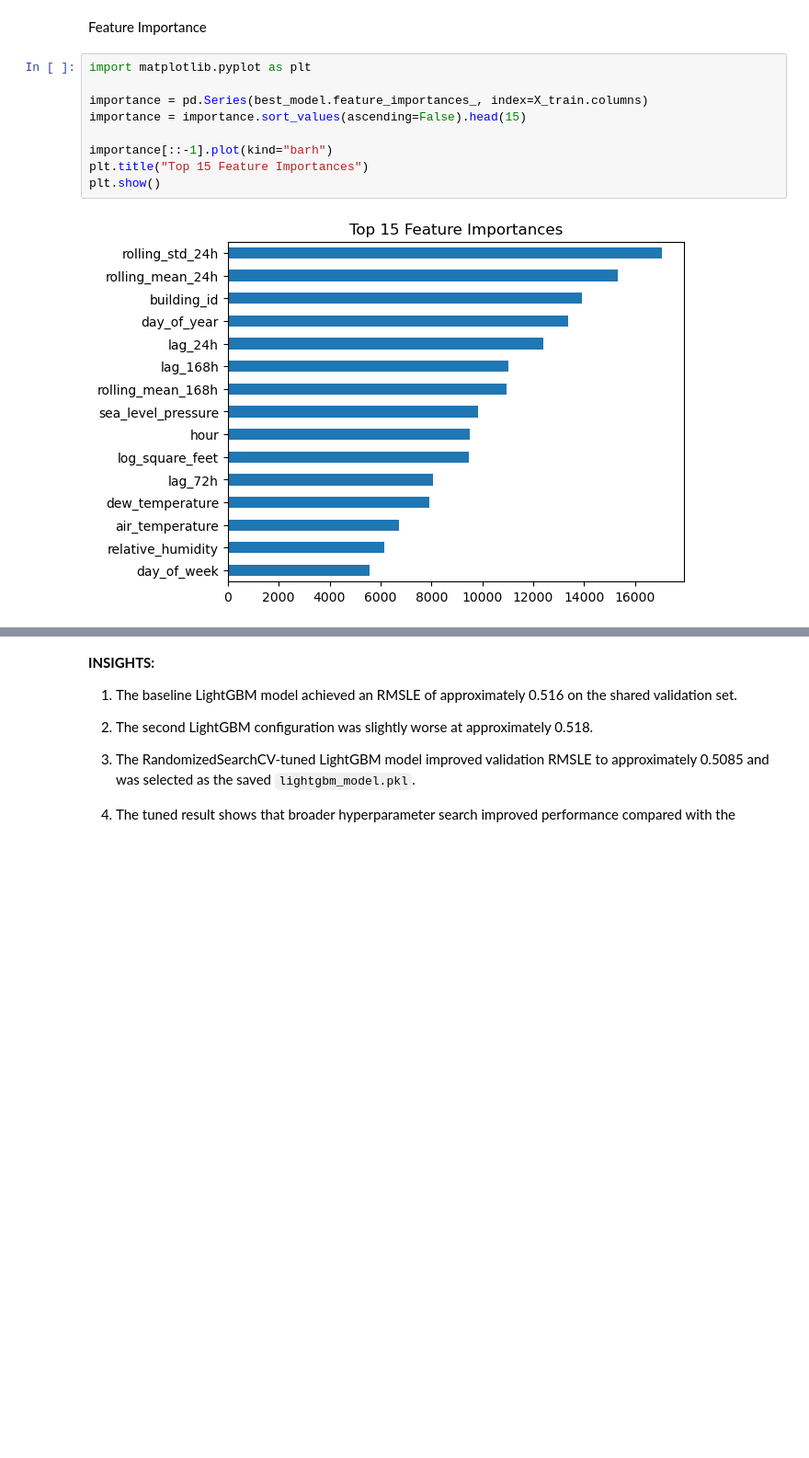
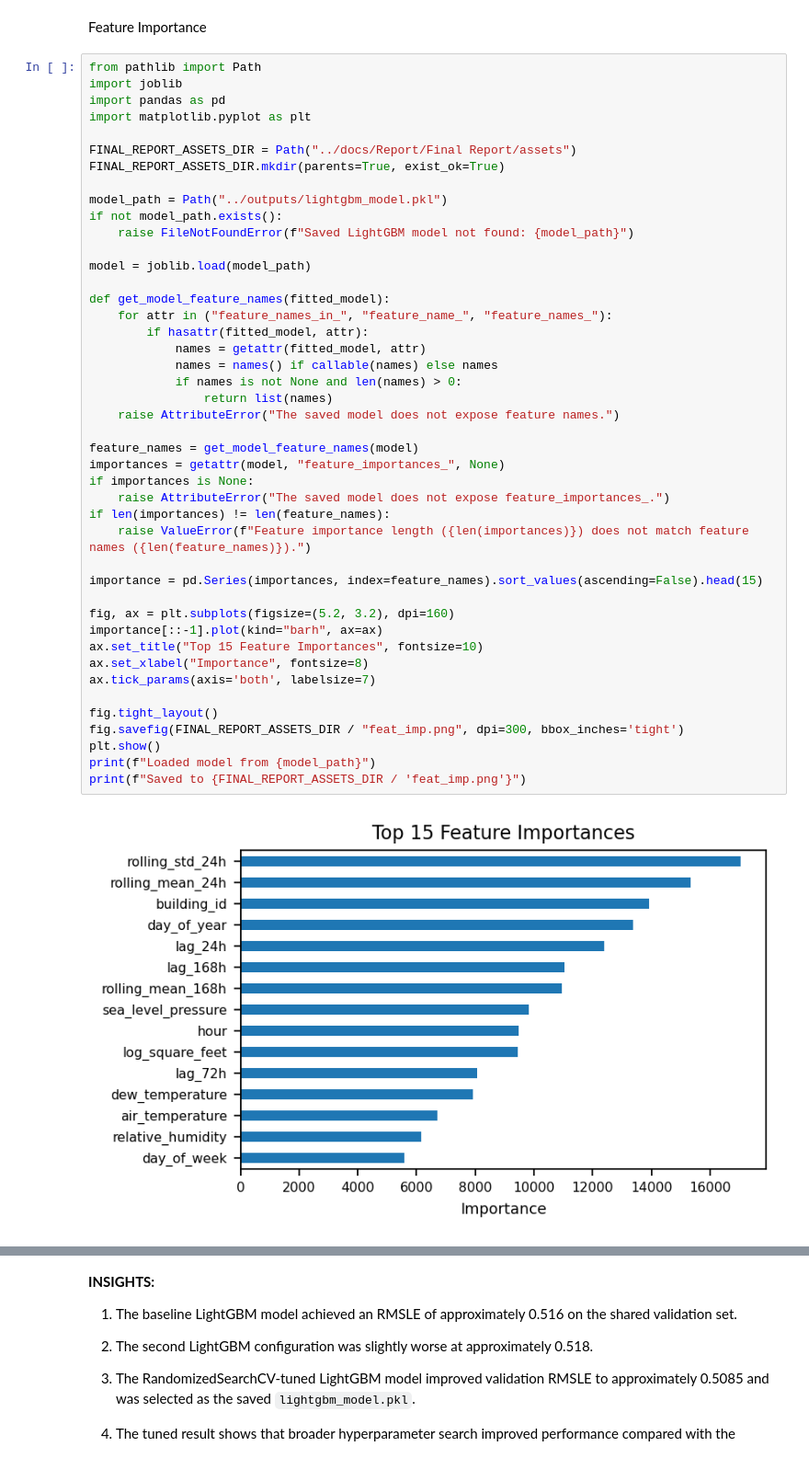
Before and after one commit to ZahraSabouri/CMT307_GreatEnergyPredictor, a Jupyter notebook: notebooks/Shivalika_TimeSeries_and_LightGBM.ipynb, the cells around one changed output, grey strips where cells are left out. Shown at 92% size. Cells and saved outputs as stored; diff of their text form; blank space fills up the shorter version.

```diff
--- a/notebooks/Shivalika_TimeSeries_and_LightGBM.ipynb
+++ b/notebooks/Shivalika_TimeSeries_and_LightGBM.ipynb
@@ -1117,13 +1127,48 @@ Model saved successfully
 # %% [markdown]
 Feature Importance
 # %%
+from pathlib import Path
+import joblib
+import pandas as pd
 import matplotlib.pyplot as plt
 
-importance = pd.Series(best_model.feature_importances_, index=X_train.columns)
-importance = importance.sort_values(ascending=False).head(15)
+FINAL_REPORT_ASSETS_DIR = Path("../docs/Report/Final Report/assets")
+FINAL_REPORT_ASSETS_DIR.mkdir(parents=True, exist_ok=True)
 
-importance[::-1].plot(kind="barh")
-plt.title("Top 15 Feature Importances")
+model_path = Path("../outputs/lightgbm_model.pkl")
+if not model_path.exists():
+    raise FileNotFoundError(f"Saved LightGBM model not found: {model_path}")
+
+model = joblib.load(model_path)
+
+def get_model_feature_names(fitted_model):
+    for attr in ("feature_names_in_", "feature_name_", "feature_names_"):
+        if hasattr(fitted_model, attr):
+            names = getattr(fitted_model, attr)
+            names = names() if callable(names) else names
+            if names is not None and len(names) > 0:
+                return list(names)
+    raise AttributeError("The saved model does not expose feature names.")
+
+feature_names = get_model_feature_names(model)
+importances = getattr(model, "feature_importances_", None)
+if importances is None:
+    raise AttributeError("The saved model does not expose feature_importances_.")
+if len(importances) != len(feature_names):
+    raise ValueError(f"Feature importance length ({len(importances)}) does not match feature names ({len(feature_names)}).")
+
+importance = pd.Series(importances, index=feature_names).sort_values(ascending=False).head(15)
+
+fig, ax = plt.subplots(figsize=(5.2, 3.2), dpi=160)
+importance[::-1].plot(kind="barh", ax=ax)
+ax.set_title("Top 15 Feature Importances", fontsize=10)
+ax.set_xlabel("Importance", fontsize=8)
+ax.tick_params(axis='both', labelsize=7)
+
+fig.tight_layout()
+fig.savefig(FINAL_REPORT_ASSETS_DIR / "feat_imp.png", dpi=300, bbox_inches='tight')
 plt.show()
+print(f"Loaded model from {model_path}")
+print(f"Saved to {FINAL_REPORT_ASSETS_DIR / 'feat_imp.png'}")
 # %% [output]
-[figure, old version]
+[figure, new version]
```
Also changed, not shown: parts of 14 cells of this notebook, 23 other files.
